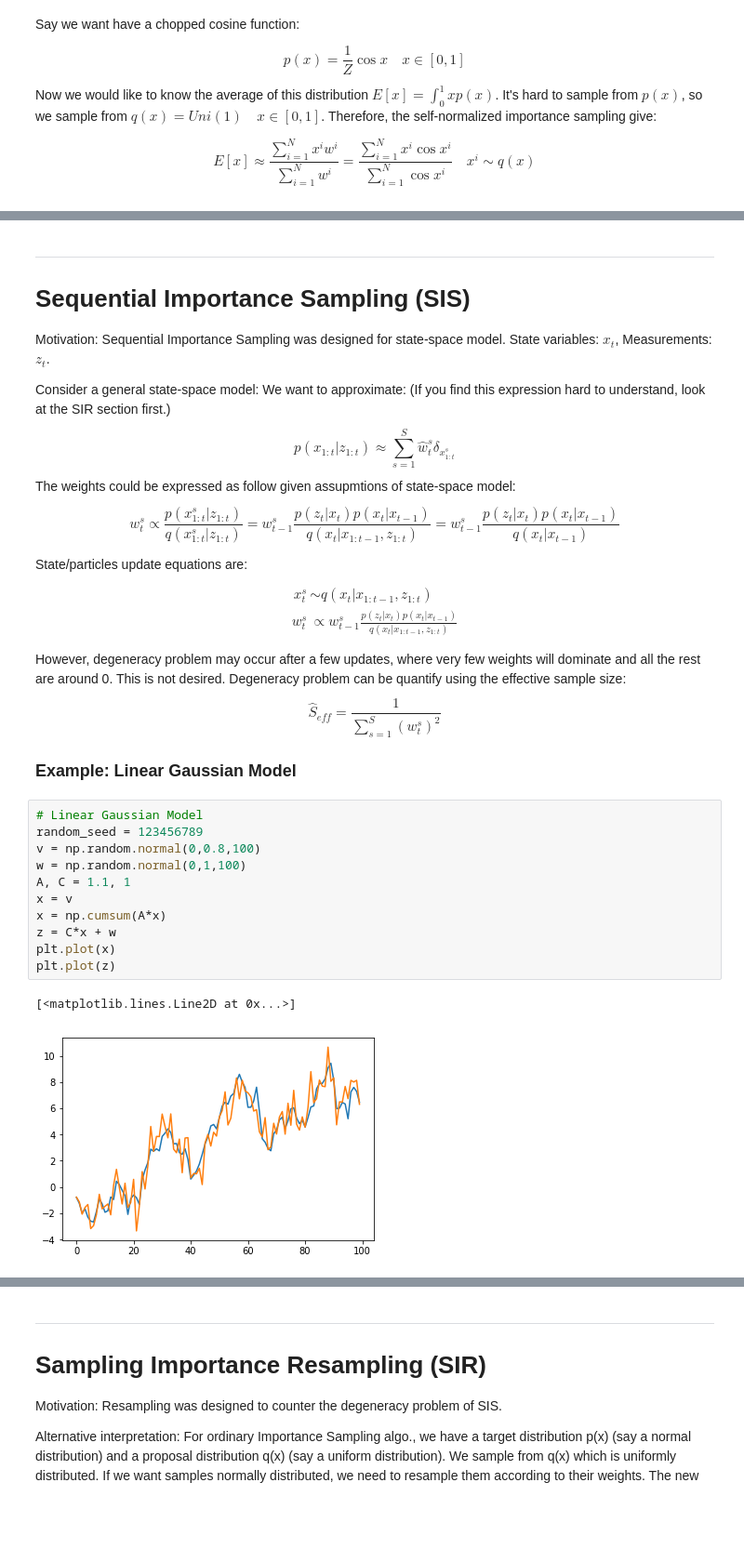
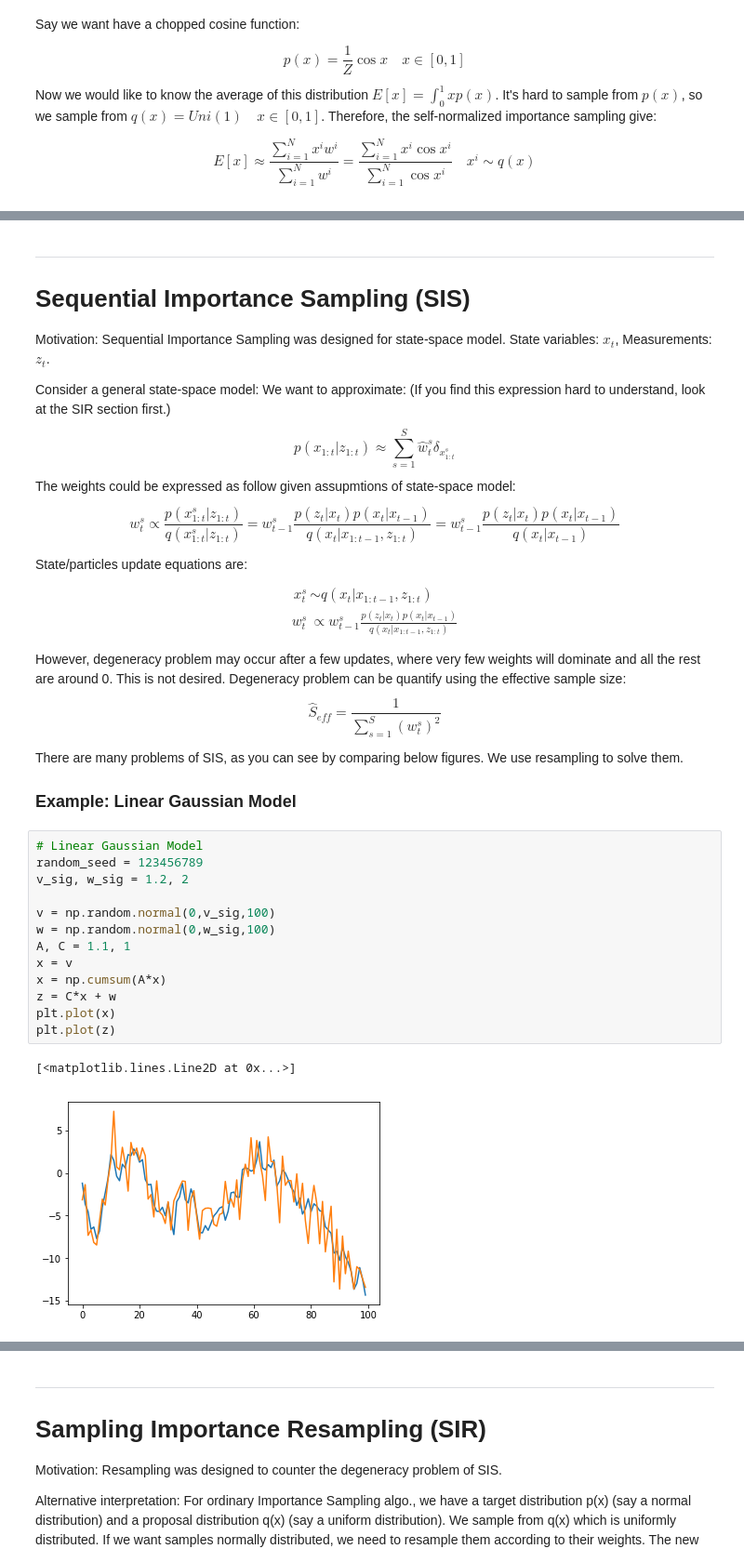
Before and after one commit to williamLyh/ML_python, a Jupyter notebook: Sequential Importance Sampling and Resampling.ipynb, the cells around one changed output, grey strips where cells are left out. Shown at 93% size. Saved outputs shown, nothing was run; the diff lists cells and outputs as text; blank space fills up the shorter version.

```diff
--- a/Sequential Importance Sampling and Resampling.ipynb
+++ b/Sequential Importance Sampling and Resampling.ipynb
@@ -94,21 +94,25 @@ $$
 \end{equation}
 $$
 
+There are many problems of SIS, as you can see by comparing below figures. We use resampling to solve them.
+
 ### Example: Linear Gaussian Model
 # %%
 # Linear Gaussian Model
 random_seed = 123456789
-v = np.random.normal(0,0.8,100)
-w = np.random.normal(0,1,100)
+v_sig, w_sig = 1.2, 2
+
+v = np.random.normal(0,v_sig,100)
+w = np.random.normal(0,w_sig,100)
 A, C = 1.1, 1
 x = v
 x = np.cumsum(A*x)
 z = C*x + w
 plt.plot(x)
 plt.plot(z)
 # %% [output]
 [<matplotlib.lines.Line2D at 0x...>]
-[figure, old version]
+[figure, new version]
 # %%
 from scipy import stats
 time = 20
```
Also changed, not shown: parts of 7 cells of this notebook.
